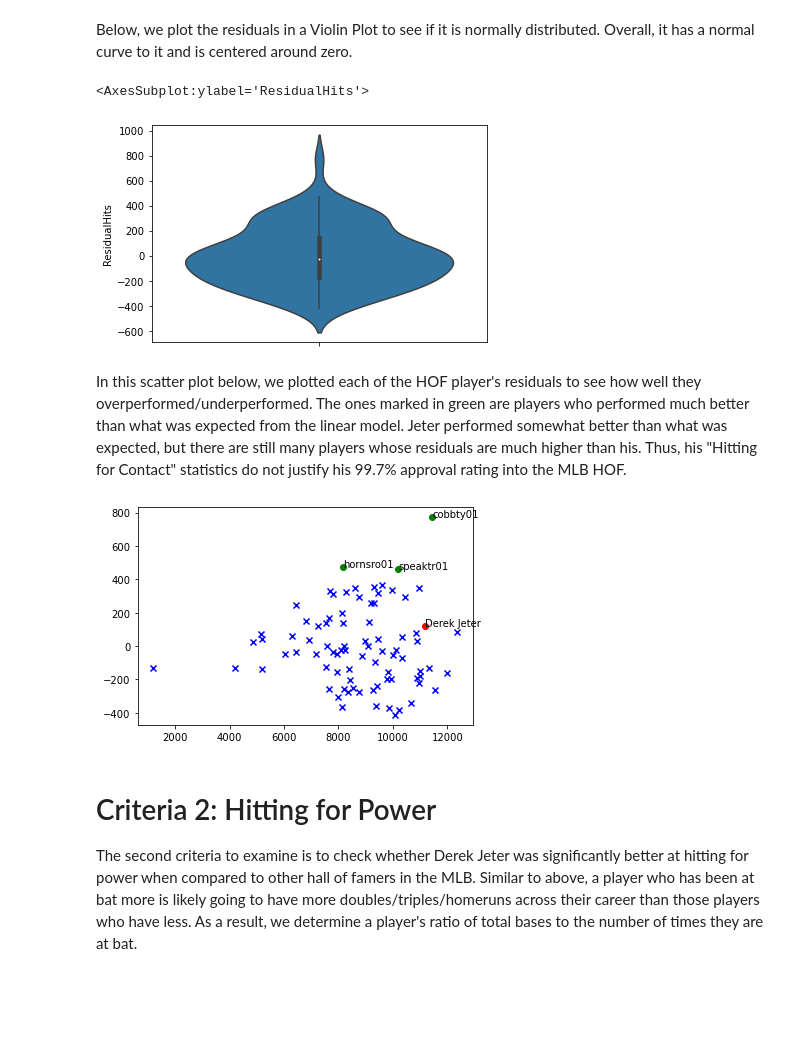
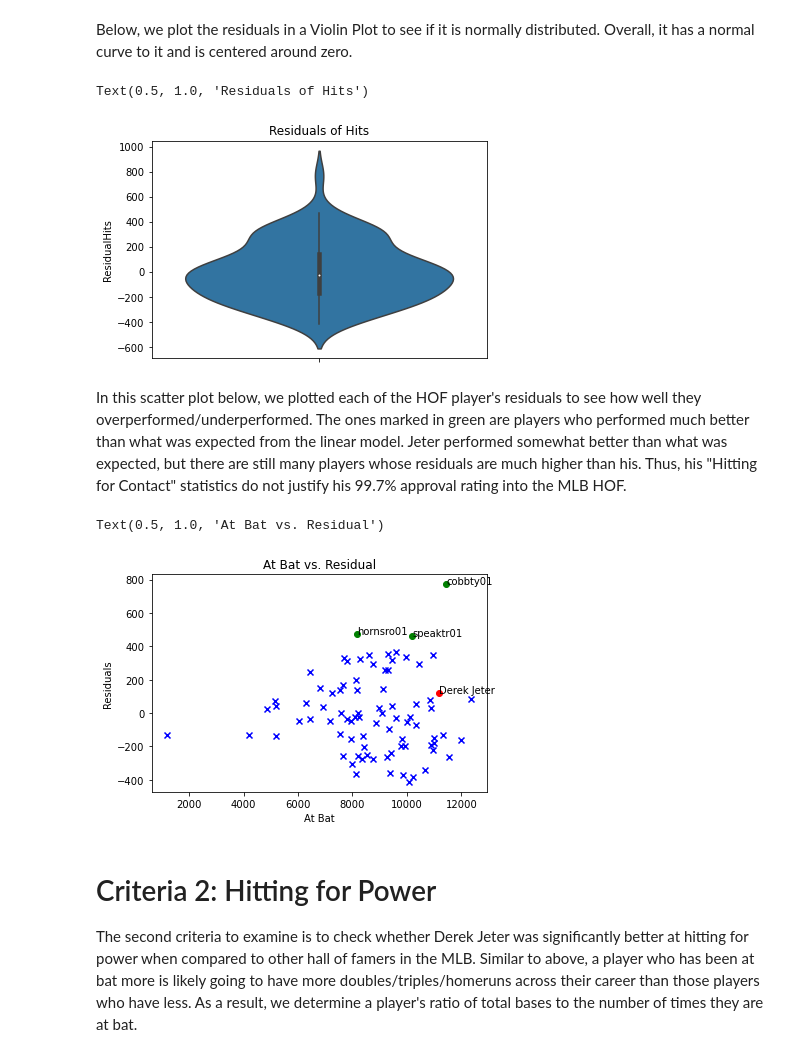
Before and after one commit to drob18/320FinalProject, a Jupyter notebook: Final.ipynb, the cells around one changed output. Saved outputs shown, nothing was run; the diff lists cells and outputs as text; code cells hidden in the pictures; blank space fills up the shorter version.

Commit message:
added titles and labels

```diff
--- a/Final.ipynb
+++ b/Final.ipynb
@@ -229,10 +229,11 @@ reg_HOF_stats.head(20)
 # %% [markdown]
 Below, we plot the residuals in a Violin Plot to see if it is normally distributed. Overall, it has a normal curve to it and is centered around zero.
 # %%
-sns.violinplot(y=reg_HOF_stats['ResidualHits'])
+ax = sns.violinplot(y=reg_HOF_stats['ResidualHits'])
+ax.set_title("Residuals of Hits")
 # %% [output]
-<AxesSubplot:ylabel='ResidualHits'>
+Text(0.5, 1.0, 'Residuals of Hits')
-[figure, old version]
+[figure, new version]
 # %% [markdown]
 In this scatter plot below, we plotted each of the HOF player's residuals to see how well they overperformed/underperformed. The ones marked in green are players who performed much better than what was expected from the linear model. Jeter performed somewhat better than what was expected, but there are still many players whose residuals are much higher than his. Thus, his "Hitting for Contact" statistics do not justify his 99.7% approval rating into the MLB HOF.
 # %%
@@ -248,8 +249,12 @@ for k1,v1 in reg_HOF_stats.iterrows():
     else:
         #Everyone else
         plt.scatter(marker='x',x=v1['AB'],y=v1['ResidualHits'],c='blue')
+plt.xlabel("At Bat")
+plt.ylabel("Residuals")
+plt.title("At Bat vs. Residual")
 # %% [output]
+Text(0.5, 1.0, 'At Bat vs. Residual')
-[figure, old version]
+[figure, new version]
 # %% [markdown]
 # Criteria 2: Hitting for Power
 
```
Also changed, not shown: parts of 7 cells of this notebook, 1 other file.
